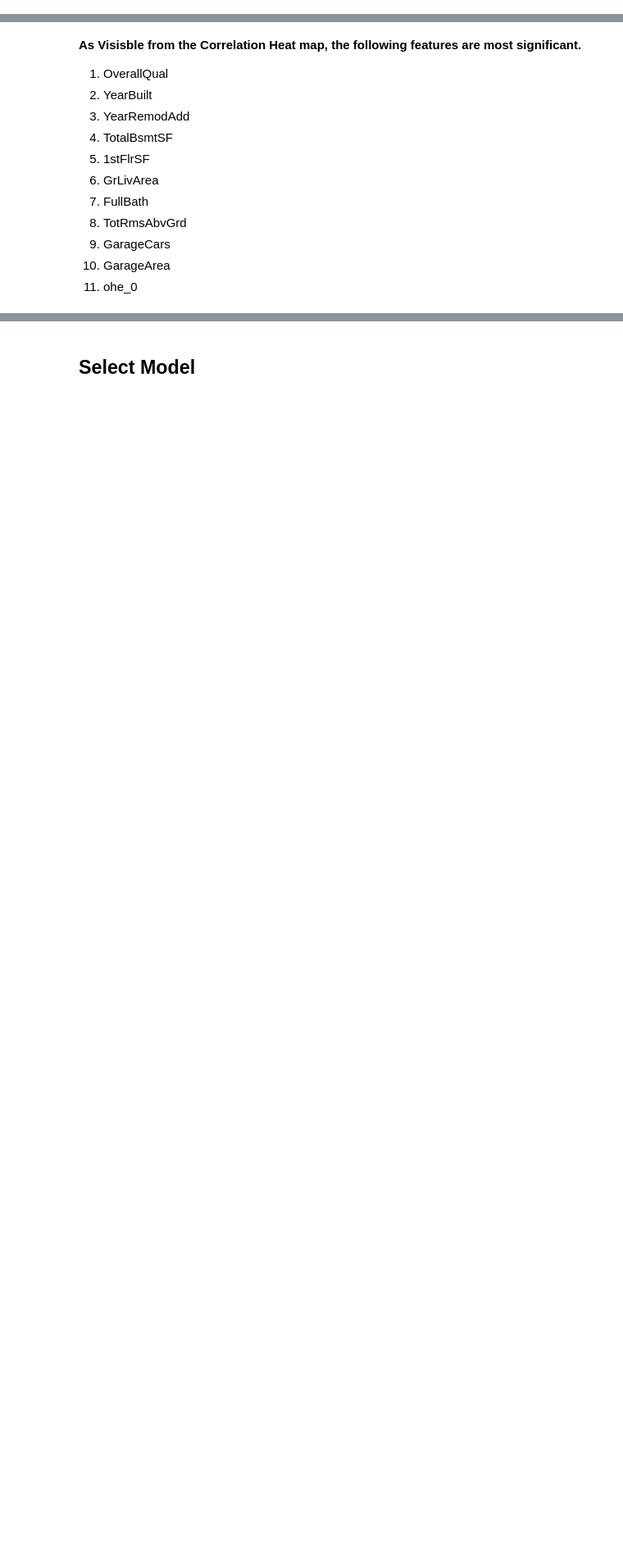
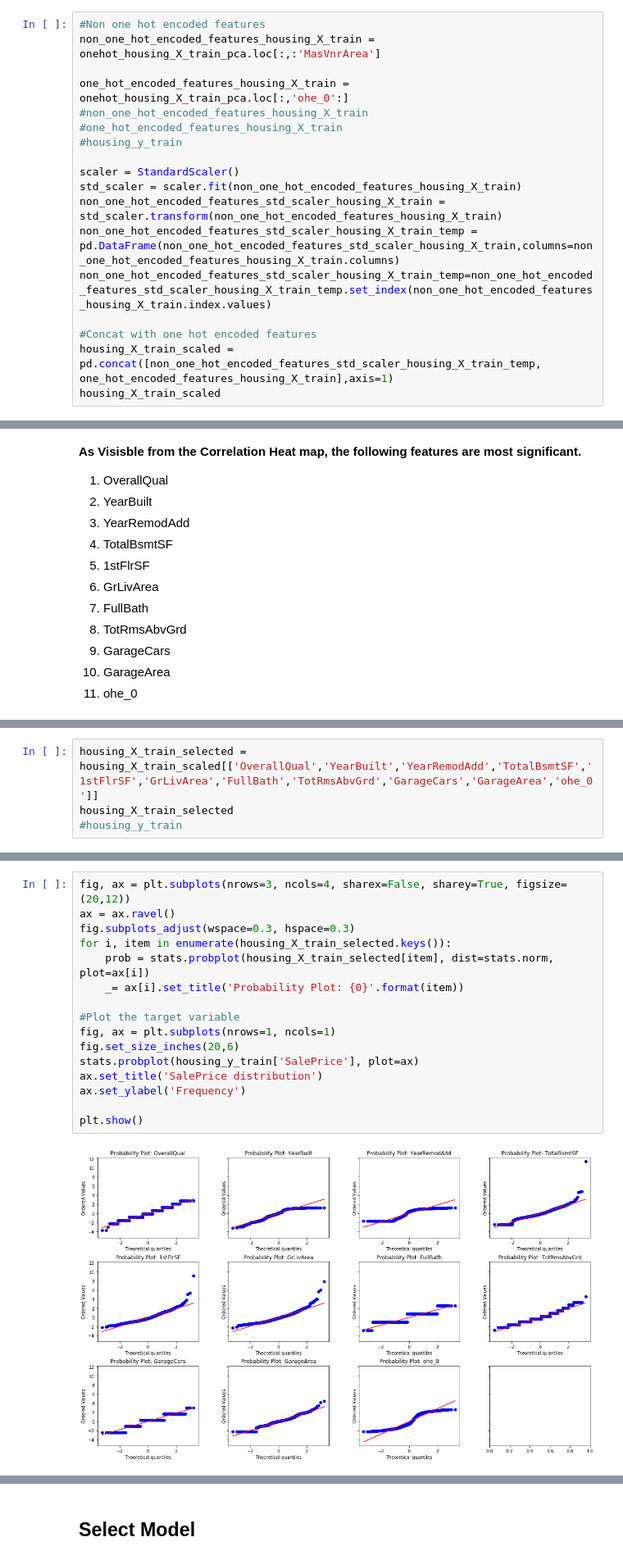
Before and after one commit to SamyaMaiti2012/datascience, a Jupyter notebook: regression/multiRegression/housing_price_estimate-Multiple_Regression_techniques.ipynb, the cells around one changed output, grey strips where cells are left out. Shown at 82% size. Drawn from its saved outputs; the diff is of its cells as text; blank space fills up the shorter version.

```diff
--- a/regression/multiRegression/housing_price_estimate-Multiple_Regression_techniques.ipynb
+++ b/regression/multiRegression/housing_price_estimate-Multiple_Regression_techniques.ipynb
@@ -719,0 +766,18 @@ onehot_housing_X_train_pca
+# %%
+#Non one hot encoded features
+non_one_hot_encoded_features_housing_X_train = onehot_housing_X_train_pca.loc[:,:'MasVnrArea']
+
+one_hot_encoded_features_housing_X_train = onehot_housing_X_train_pca.loc[:,'ohe_0':]
+#non_one_hot_encoded_features_housing_X_train
+#one_hot_encoded_features_housing_X_train
+#housing_y_train
+
+scaler = StandardScaler()
+std_scaler = scaler.fit(non_one_hot_encoded_features_housing_X_train)
+non_one_hot_encoded_features_std_scaler_housing_X_train = std_scaler.transform(non_one_hot_encoded_features_housing_X_train)
+non_one_hot_encoded_features_std_scaler_housing_X_train_temp = pd.DataFrame(non_one_hot_encoded_features_std_scaler_housing_X_train,columns=non_one_hot_encoded_features_housing_X_train.columns)
+non_one_hot_encoded_features_std_scaler_housing_X_train_temp=non_one_hot_encoded_features_std_scaler_housing_X_train_temp.set_index(non_one_hot_encoded_features_housing_X_train.index.values)
+
+#Concat with one hot encoded features
+housing_X_train_scaled = pd.concat([non_one_hot_encoded_features_std_scaler_housing_X_train_temp, one_hot_encoded_features_housing_X_train],axis=1)
+housing_X_train_scaled
@@ -771,0 +849,4 @@ __As Visisble from the Correlation Heat map, the following features are most sig
+# %%
+housing_X_train_selected = housing_X_train_scaled[['OverallQual','YearBuilt','YearRemodAdd','TotalBsmtSF','1stFlrSF','GrLivArea','FullBath','TotRmsAbvGrd','GarageCars','GarageArea','ohe_0']]
+housing_X_train_selected
+#housing_y_train
@@ -771,0 +880,18 @@ __As Visisble from the Correlation Heat map, the following features are most sig
+# %%
+fig, ax = plt.subplots(nrows=3, ncols=4, sharex=False, sharey=True, figsize=(20,12))
+ax = ax.ravel()
+fig.subplots_adjust(wspace=0.3, hspace=0.3)
+for i, item in enumerate(housing_X_train_selected.keys()):
+    prob = stats.probplot(housing_X_train_selected[item], dist=stats.norm, plot=ax[i])
+    _= ax[i].set_title('Probability Plot: {0}'.format(item))
+
+#Plot the target variable
+fig, ax = plt.subplots(nrows=1, ncols=1)
+fig.set_size_inches(20,6)
+stats.probplot(housing_y_train['SalePrice'], plot=ax)
+ax.set_title('SalePrice distribution')
+ax.set_ylabel('Frequency')
+
+plt.show()
+# %% [output]
+[figure, added]
```
Also changed, not shown: parts of 22 cells of this notebook.
